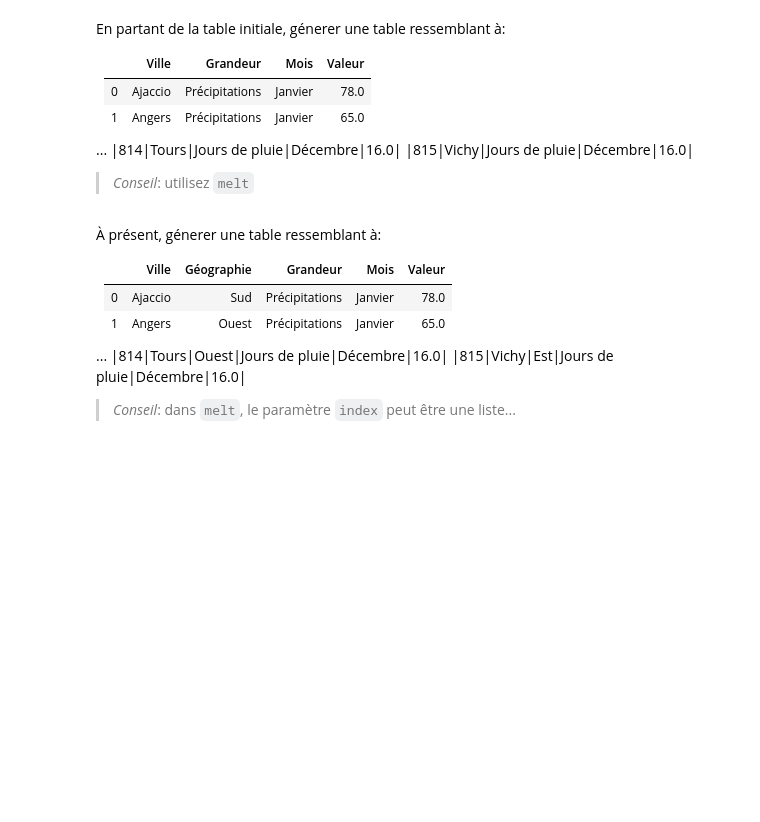
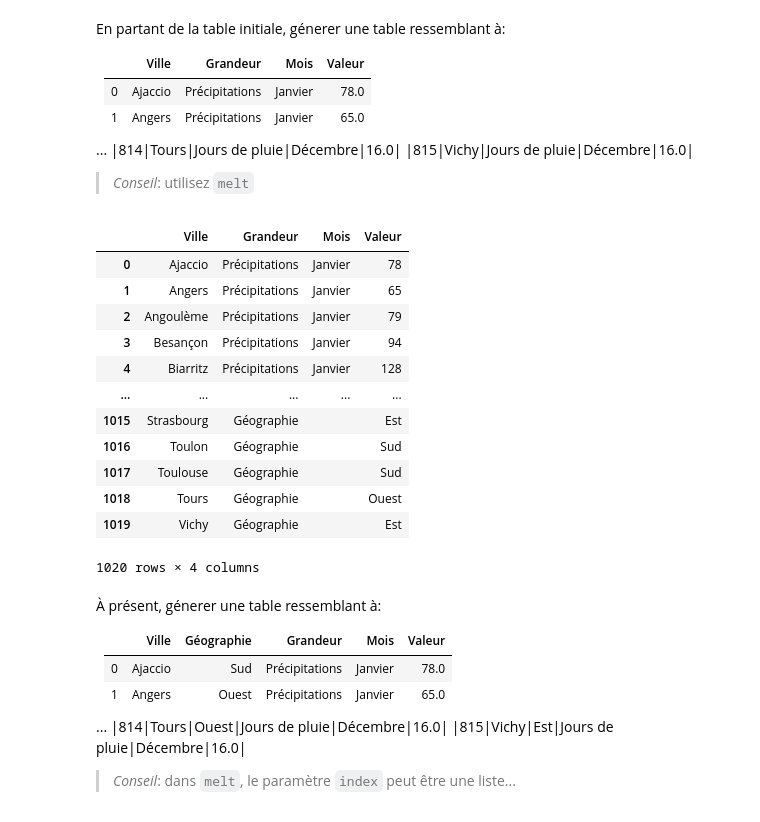
Before and after one commit to Alexandre0702/TP-Analyse-multidimentionnelle, a Jupyter notebook: TP1_pandas.ipynb, the cells around one changed output. Saved outputs shown, nothing was run; the diff lists cells and outputs as text; code cells hidden in the pictures; blank space fills up the shorter version.

```diff
--- a/TP1_pandas.ipynb
+++ b/TP1_pandas.ipynb
@@ -335,3 +356,22 @@ En partant de la table initiale, génerer une table ressemblant à:
+# %%
+# premier pivot des données avec melt
+pivot_table = data.reset_index().melt(id_vars=[('Ville','')], value_name='Valeur')
+pivot_table = pivot_table.rename({pivot_table.columns[0] : 'Ville'}, axis=1)
+pivot_table
+# %% [output]
+|  | Ville | Grandeur | Mois | Valeur |
+| 0 | Ajaccio | Précipitations | Janvier | 78 |
+| 1 | Angers | Précipitations | Janvier | 65 |
+| 2 | Angoulème | Précipitations | Janvier | 79 |
+| 3 | Besançon | Précipitations | Janvier | 94 |
+| 4 | Biarritz | Précipitations | Janvier | 128 |
+| ... | ... | ... | ... | ... |
+| 1015 | Strasbourg | Géographie |  | Est |
+| 1016 | Toulon | Géographie |  | Sud |
+| 1017 | Toulouse | Géographie |  | Sud |
+| 1018 | Tours | Géographie |  | Ouest |
+| 1019 | Vichy | Géographie |  | Est |
+1020 rows × 4 columns
 # %% [markdown]
 À présent, génerer une table ressemblant à:
 
```
Also changed, not shown: parts of 4 cells of this notebook.
